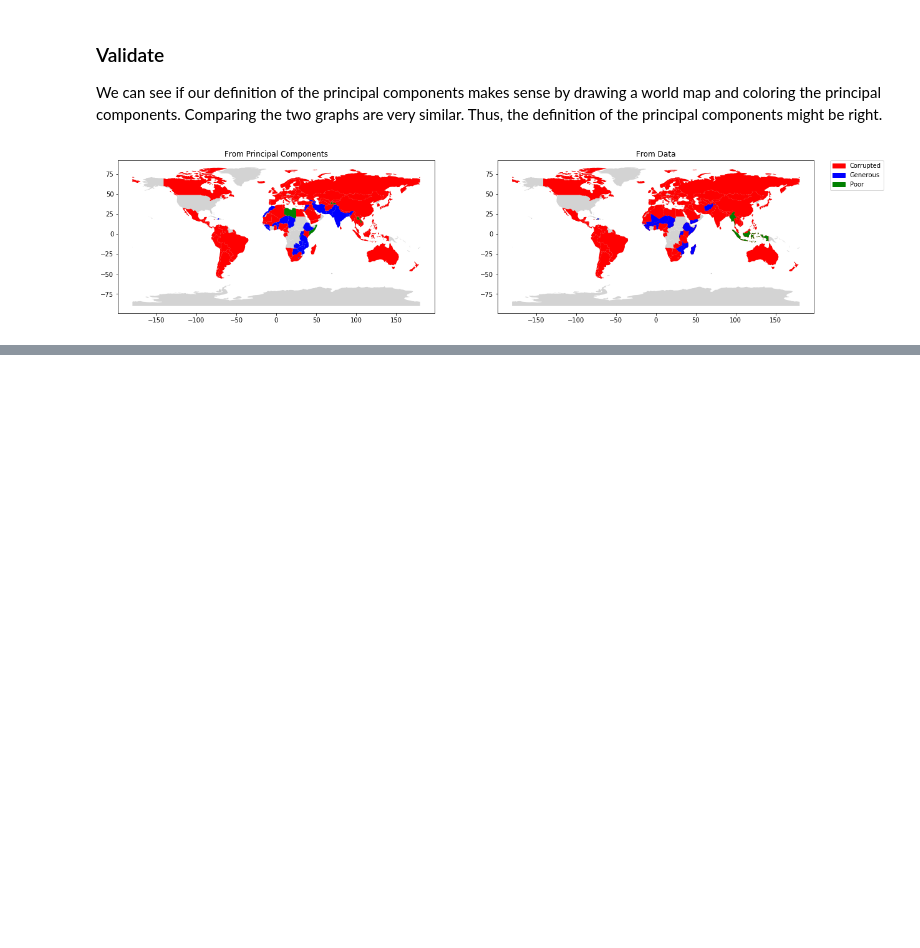
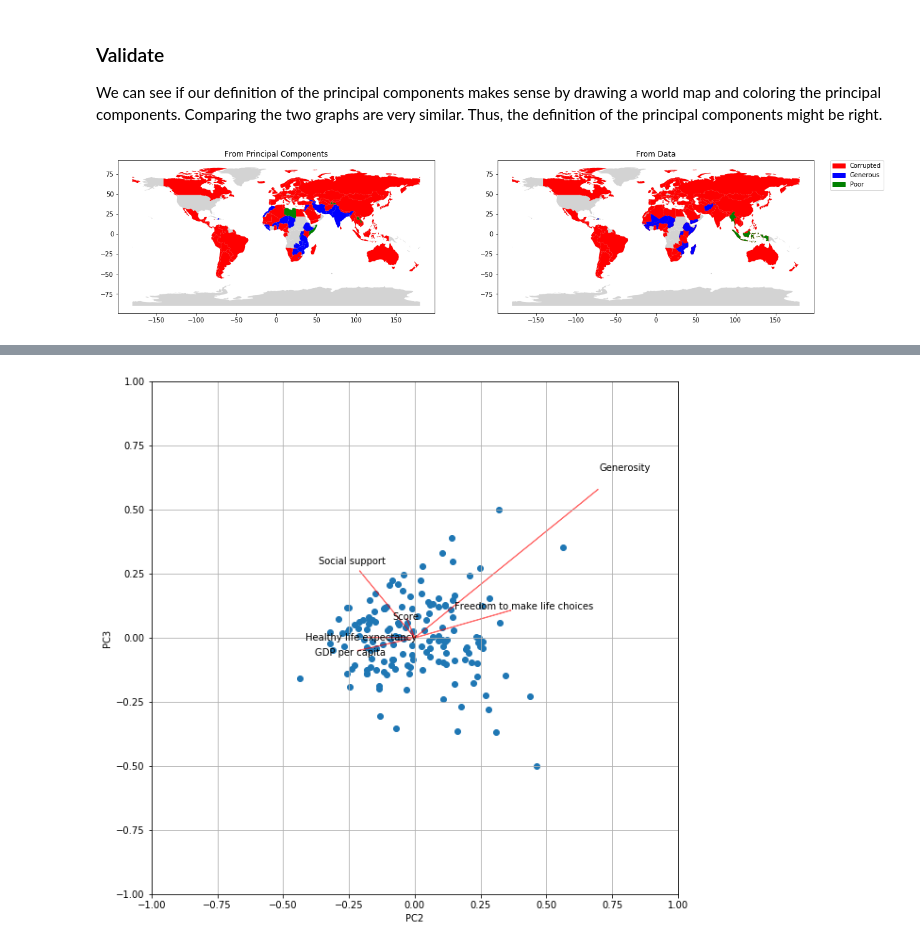
Before and after one commit to rootstrap/ml-training, a Jupyter notebook: dimension_reduction.ipynb, the cells around one changed output, grey strips where cells are left out. Drawn from its saved outputs; the diff is of its cells as text; code cells hidden in the pictures; blank space fills up the shorter version.

```diff
--- a/dimension_reduction.ipynb
+++ b/dimension_reduction.ipynb
@@ -228,0 +274,4 @@ array([0.85907242, 0.12395281, 0.07116752, 0.04646862, 0.01843313,
+# %%
+biplot(scores,pcs.components_,2,3,(10,10),labels=features.columns)
+# %% [output]
+[figure, added]
```
Also changed, not shown: parts of 15 cells of this notebook, 14 other files.
